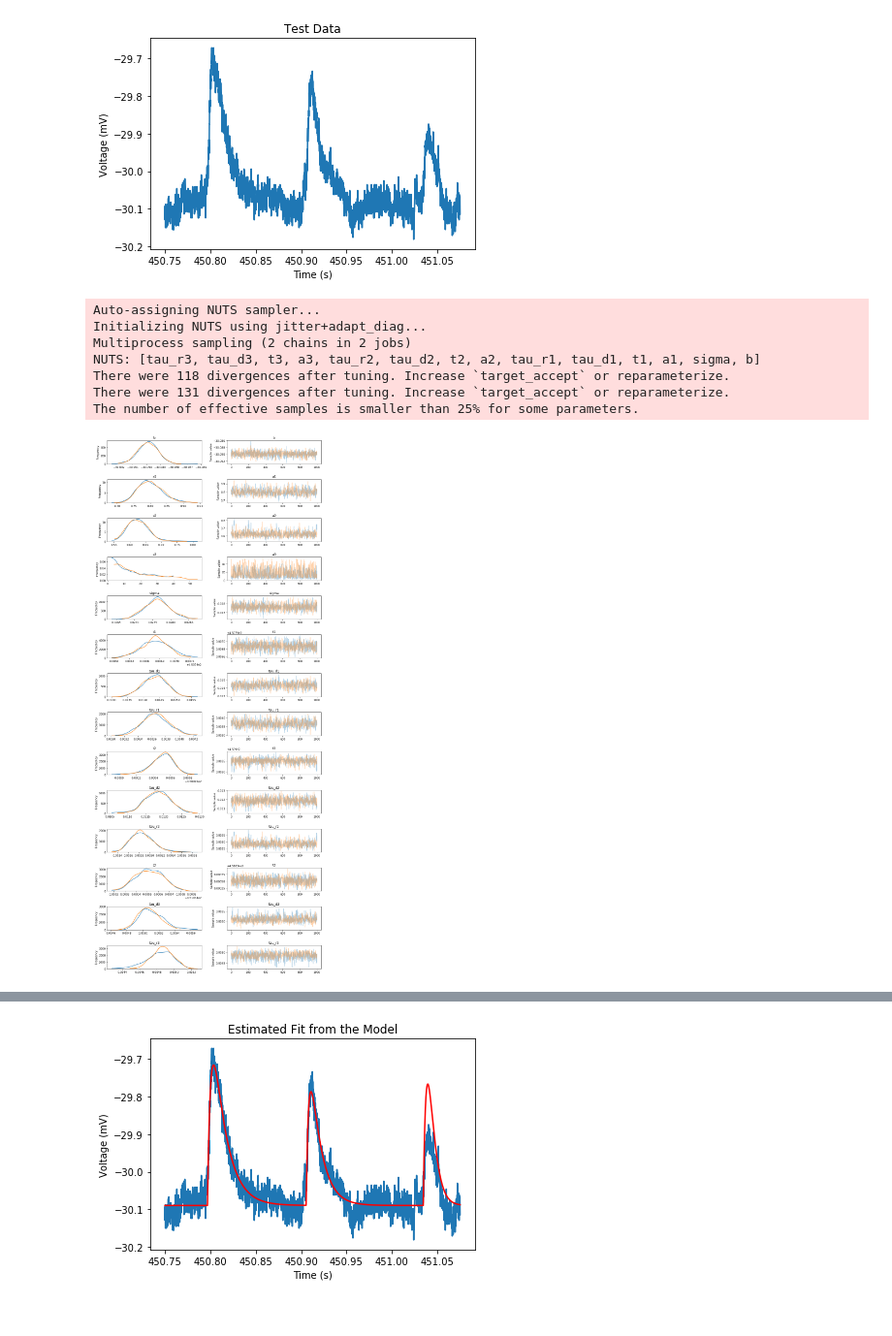
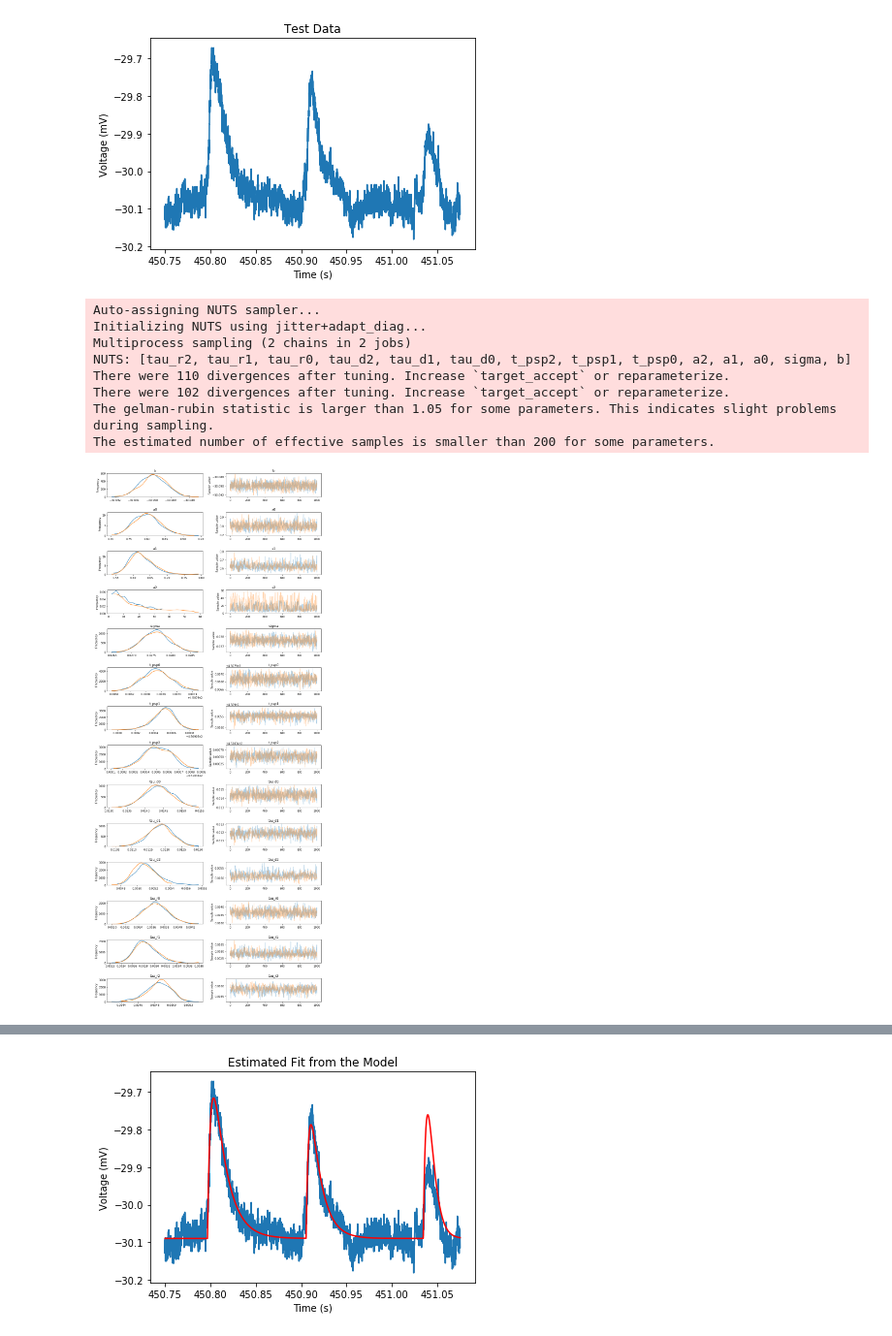
Before and after one commit to phys201/neuronal, a Jupyter notebook: tutorial.ipynb, the cells around one changed output, grey strips where cells are left out. Shown at 97% size. Saved outputs shown, nothing was run; the diff lists cells and outputs as text; code cells hidden in the pictures.

```diff
--- a/tutorial.ipynb
+++ b/tutorial.ipynb
@@ -144,5 +141,5 @@ neuronal.psp3_fit??
 # %%
-three_psp = neuronal.NeuronalData(neuronal.get_example_data_file_path('three_PSP_data.txt'))
+three_psp = neuronal.NeuronalData(neuronal.get_example_data_file_path('three_PSP_data.txt'), num_psp=3)
 
 #Plot the data to guess the parameters
 plt.plot(three_psp.data['T'], three_psp.data['V'])
@@ -154,22 +151,22 @@ plt.show()
 [figure]
 # %%
 #Perform parameter estimation
-initial_guess = {'b': -30.08, 'sigma': 0.027599, 'a1': 0.8, 't1': 450.78, 'tau_d1': 0.01, 'tau_r1': 0.001,
-                 'a2': 0.6, 't2': 450.90, 'tau_d2': 0.01, 'tau_r2': 0.001,
-                 'a3': 19, 't3': 451.03, 'tau_d3': 0.005, 'tau_r3': 0.001
+initial_guess = {'b': -30.08, 'sigma': 0.027629, 'a0': 0.8, 't_psp0': 450.78, 'tau_d0': 0.01, 'tau_r0': 0.001,
+                 'a1': 0.6, 't_psp1': 450.90, 'tau_d1': 0.01, 'tau_r1': 0.001,
+                 'a2': 19, 't_psp2': 451.03, 'tau_d2': 0.005, 'tau_r2': 0.001
                 }
 
-sample3 = neuronal.psp3_fit(three_psp, 1000, initial_guess)
-#This calculation took 29 minutes to run
+sample3 = neuronal.psp_fit(three_psp, 1000, initial_guess)
 # %% [output]
 Auto-assigning NUTS sampler...
 Initializing NUTS using jitter+adapt_diag...
 Multiprocess sampling (2 chains in 2 jobs)
-NUTS: [tau_r3, tau_d3, t3, a3, tau_r2, tau_d2, t2, a2, tau_r1, tau_d1, t1, a1, sigma, b]
-There were 118 divergences after tuning. Increase `target_accept` or reparameterize.
-There were 131 divergences after tuning. Increase `target_accept` or reparameterize.
-The number of effective samples is smaller than 25% for some parameters.
+NUTS: [tau_r2, tau_r1, tau_r0, tau_d2, tau_d1, tau_d0, t_psp2, t_psp1, t_psp0, a2, a1, a0, sigma, b]
+There were 110 divergences after tuning. Increase `target_accept` or reparameterize.
+There were 102 divergences after tuning. Increase `target_accept` or reparameterize.
+The gelman-rubin statistic is larger than 1.05 for some parameters. This indicates slight problems during sampling.
+The estimated number of effective samples is smaller than 200 for some parameters.
-[figure, old version]
+[figure, new version]
 # %%
 summary3 = pm.summary(sample3)
 summary3
```
Also changed, not shown: parts of 9 cells of this notebook.
